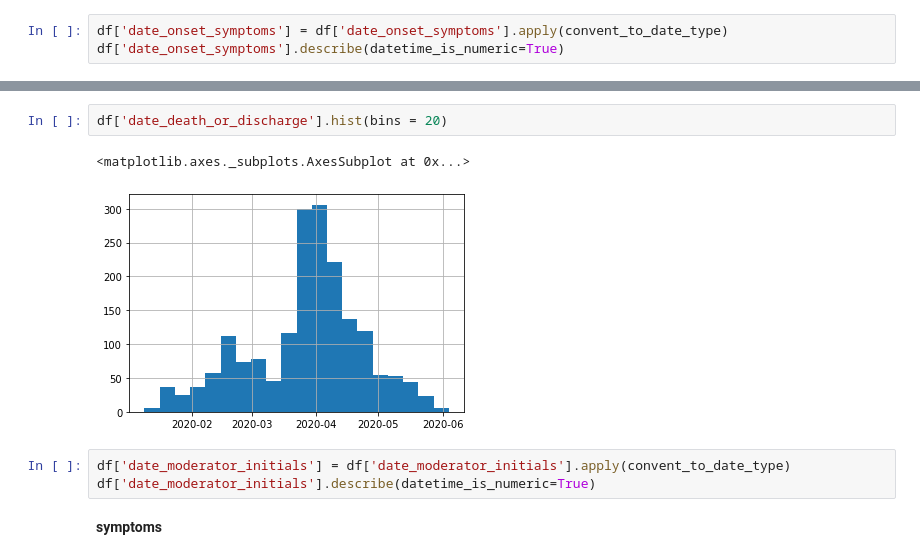
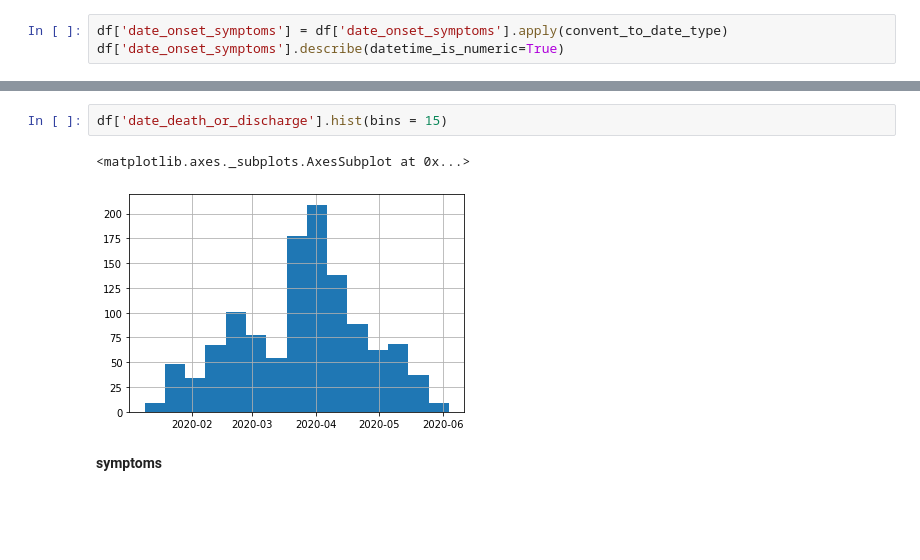
Before and after one commit to MariiaSamsonova/AIProject, a Jupyter notebook: Untitled.ipynb, the cells around one changed output, grey strips where cells are left out. Drawn from its saved outputs; the diff is of its cells as text; blank space fills up the shorter version.

```diff
--- a/Untitled.ipynb
+++ b/Untitled.ipynb
@@ -197,11 +229,8 @@ df['date_death_or_discharge'].describe(datetime_is_numeric=True)
 # %%
-df['date_death_or_discharge'].hist(bins = 20)
+df['date_death_or_discharge'].hist(bins = 15)
 # %% [output]
 <matplotlib.axes._subplots.AxesSubplot at 0x...>
-[figure, old version]
+[figure, new version]
-# %%
-df['date_moderator_initials'] = df['date_moderator_initials'].apply(convent_to_date_type)
-df['date_moderator_initials'].describe(datetime_is_numeric=True)
 # %% [markdown]
 **symptoms**
 # %%
```
Also changed, not shown: parts of 24 cells of this notebook.
